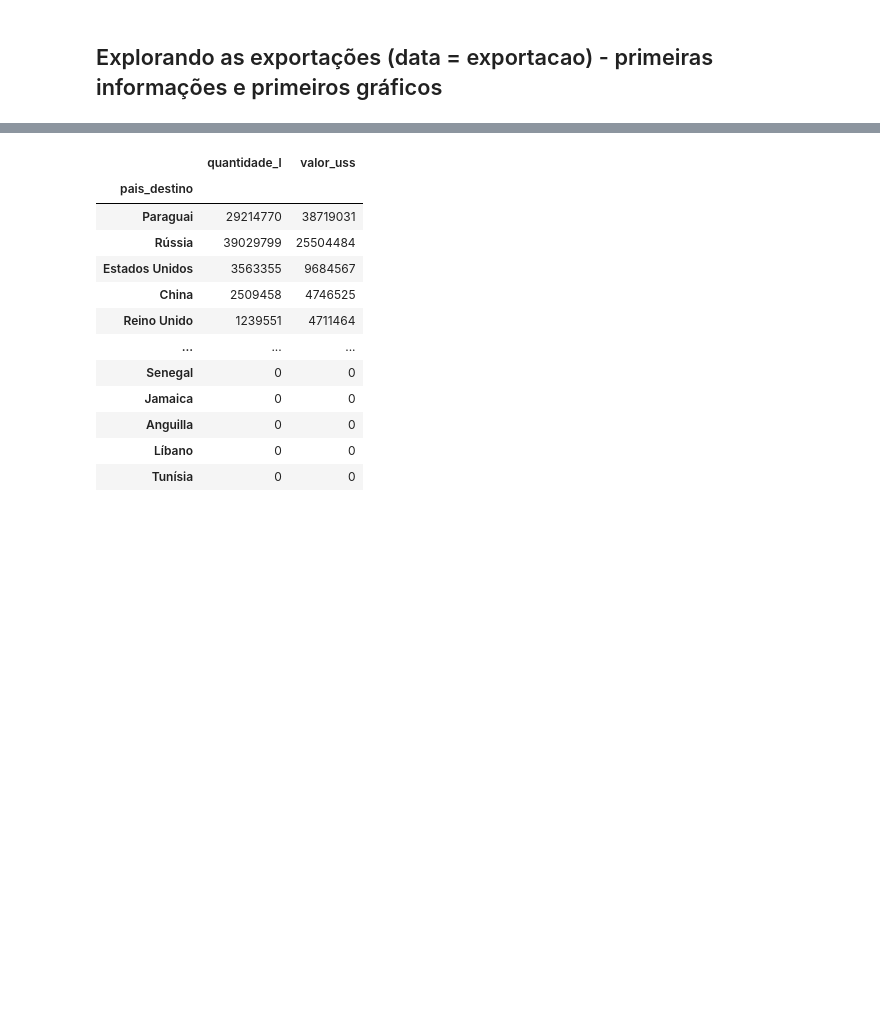
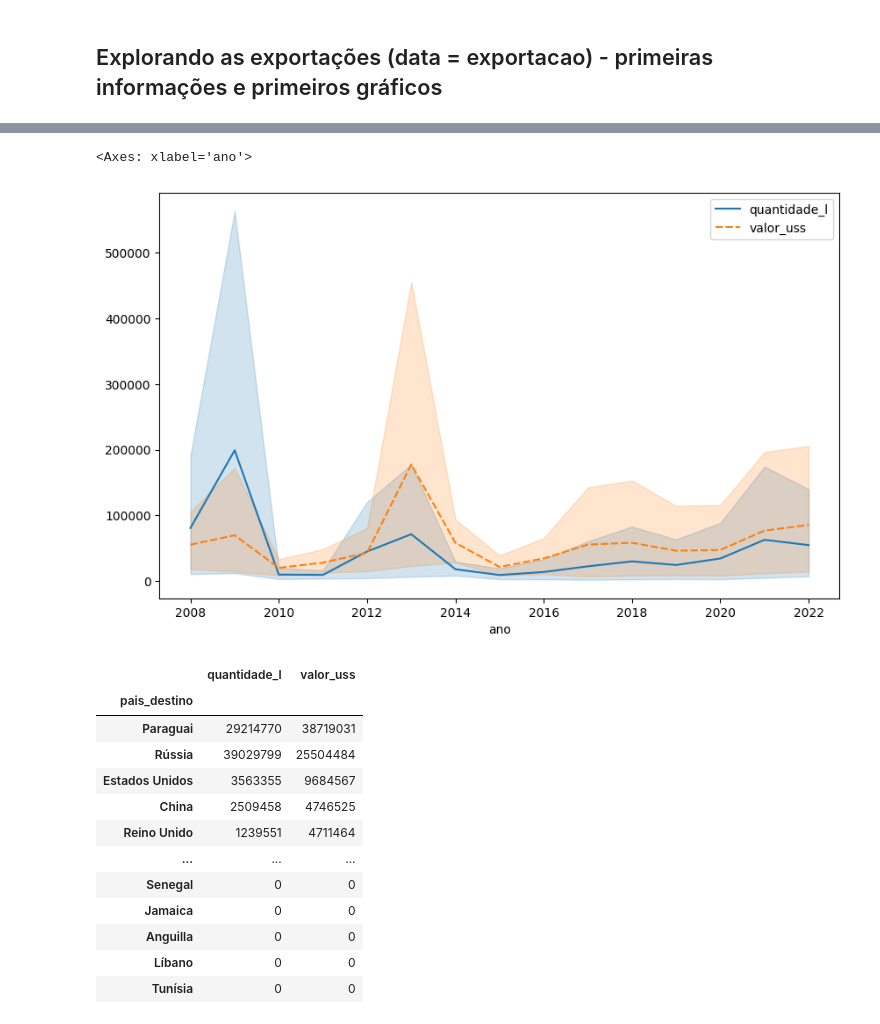
Before and after one commit to arianesannt/notebooks, a Jupyter notebook: atividadeFIAP.ipynb, the cells around one changed output, grey strips where cells are left out. Drawn from its saved outputs; the diff is of its cells as text; code cells hidden in the pictures; blank space fills up the shorter version.

Commit message:
Atualização gráfico de linha

```diff
--- a/atividadeFIAP.ipynb
+++ b/atividadeFIAP.ipynb
@@ -219,0 +217,5 @@ exportacao.shape
+# %%
+# alterando a coluna ano para o time datetime
+
+exportacao['ano'] = pd.to_datetime(exportacao['ano'], format='%Y')
+exportacao.dtypes
@@ -220,2 +228,7 @@ exportacao.shape
 # %% [markdown]
 ## Explorando as exportações (data = exportacao) - primeiras informações e primeiros gráficos
+# %%
+# colocando a coluna 'ano' como index
+
+exportacao1 = exportacao.set_index('ano')
+exportacao1.tail()
@@ -222,3 +243,12 @@ exportacao.shape
+# %%
+# gerando gráfico de linha
+
+plt.figure(figsize=(10,6))
+
+sns.lineplot(data=exportacao1)
+# %% [output]
+<Axes: xlabel='ano'>
+[figure, added]
 # %%
 # analisando o somatorio de vendas por pais (foco no valor monetario) do ultimos 15 anos
 
```
Also changed, not shown: parts of 7 cells of this notebook.
